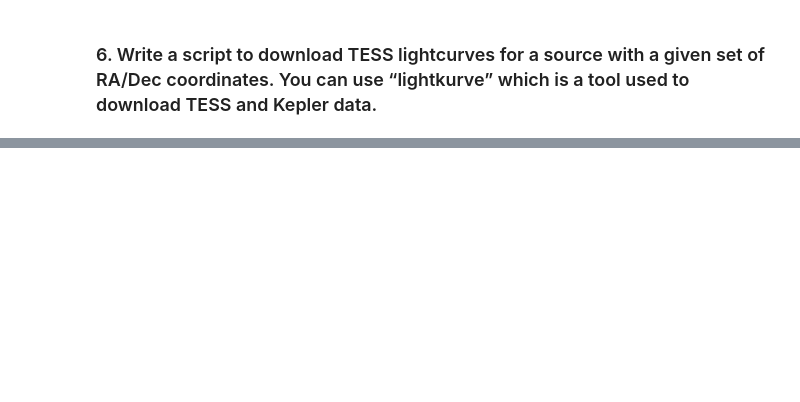
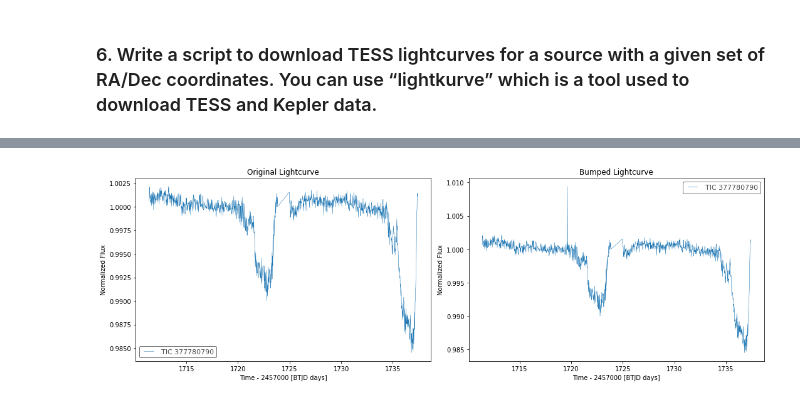
Before and after one commit to felixzhu555/AstroSoftware, a Jupyter notebook: TESS lightcurves.ipynb, the cells around one changed output, grey strips where cells are left out. Cells and saved outputs as stored; diff of their text form; code cells hidden in the pictures; blank space fills up the shorter version.

```diff
--- a/TESS lightcurves.ipynb
+++ b/TESS lightcurves.ipynb
@@ -43,0 +116,6 @@ TypeError('The value must be a valid Python or Numpy numeric type.') [astropy.ta
+# %%
+# test with 4th lightcurve
+blc = BumpedLightCurve(lightcurve_collection1[4], bump_fraction=0.01)
+blc.plot_compare()
+# %% [output]
+[figure, added]
```
Also changed, not shown: parts of 9 cells of this notebook.
